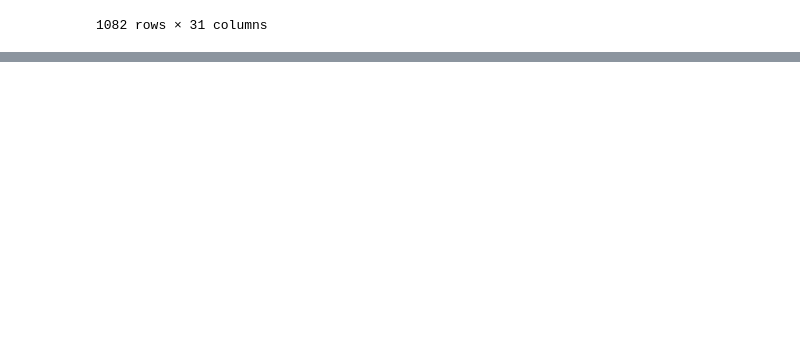
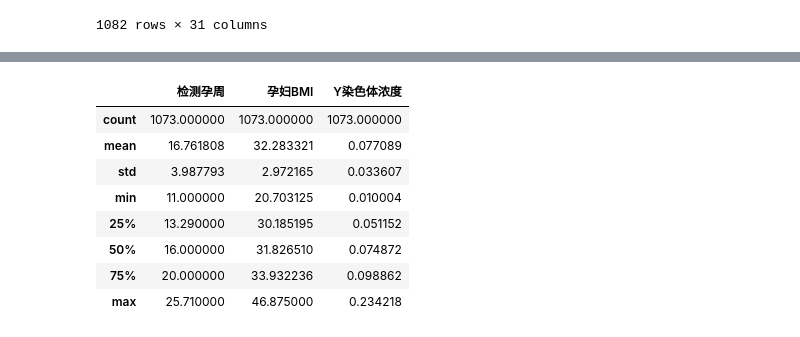
Before and after one commit to George-Zheng-1013/prenatal-testing, a Jupyter notebook: Q2/数据预处理.ipynb, the cells around one changed output, grey strips where cells are left out. Drawn from its saved outputs; the diff is of its cells as text; code cells hidden in the pictures; blank space fills up the shorter version.

```diff
--- a/Q2/数据预处理.ipynb
+++ b/Q2/数据预处理.ipynb
@@ -22,0 +40,13 @@ data
+# %%
+data=data[(data['检测孕周']>=10) & (data['检测孕周']<26)]
+data.describe()
+# %% [output]
+|  | 检测孕周 | 孕妇BMI | Y染色体浓度 |
+| count | 1073.000000 | 1073.000000 | 1073.000000 |
+| mean | 16.761808 | 32.283321 | 0.077089 |
+| std | 3.987793 | 2.972165 | 0.033607 |
+| min | 11.000000 | 20.703125 | 0.010004 |
+| 25% | 13.290000 | 30.185195 | 0.051152 |
+| 50% | 16.000000 | 31.826510 | 0.074872 |
+| 75% | 20.000000 | 33.932236 | 0.098862 |
+| max | 25.710000 | 46.875000 | 0.234218 |
```
Also changed, not shown: parts of 11 cells of this notebook, 19 other files.
